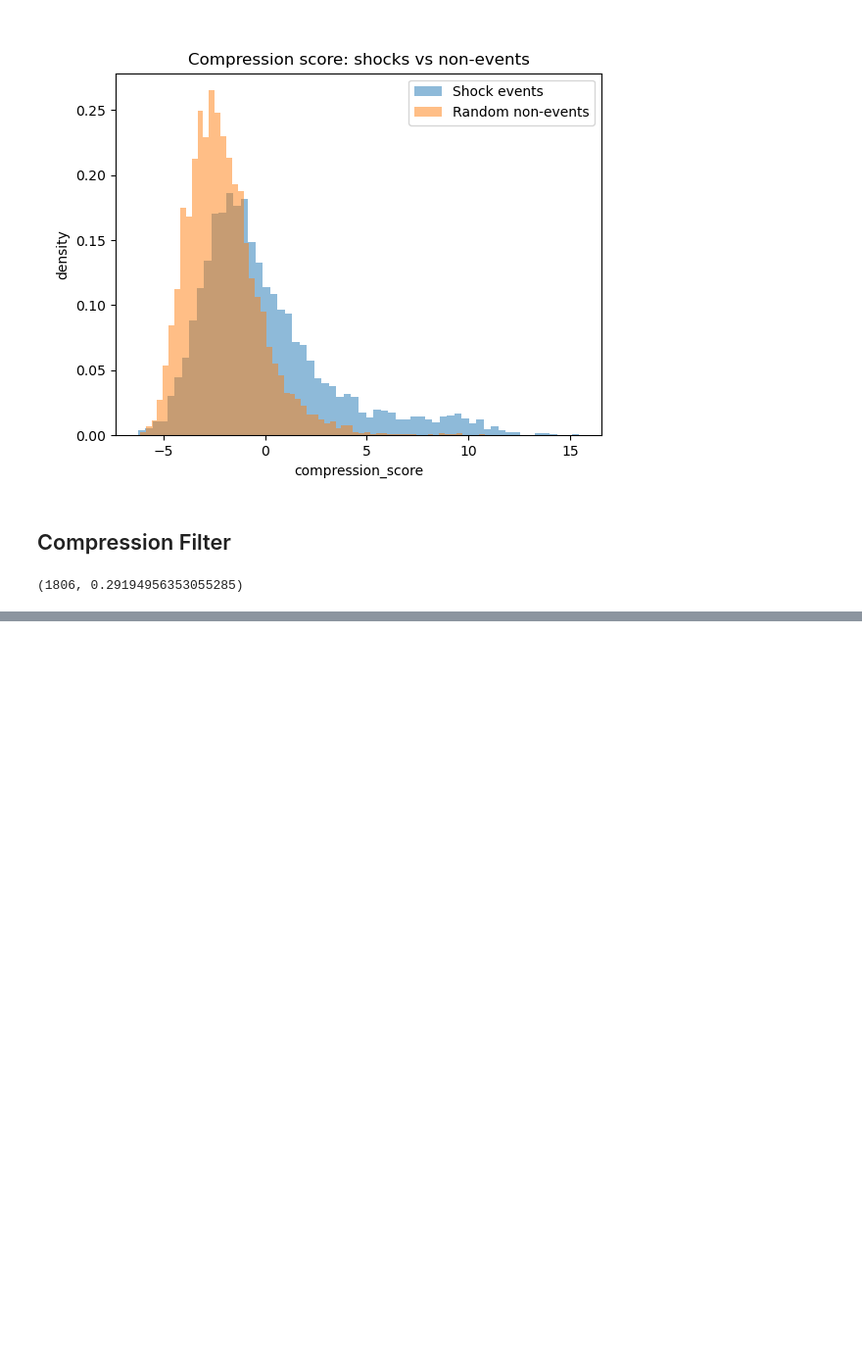
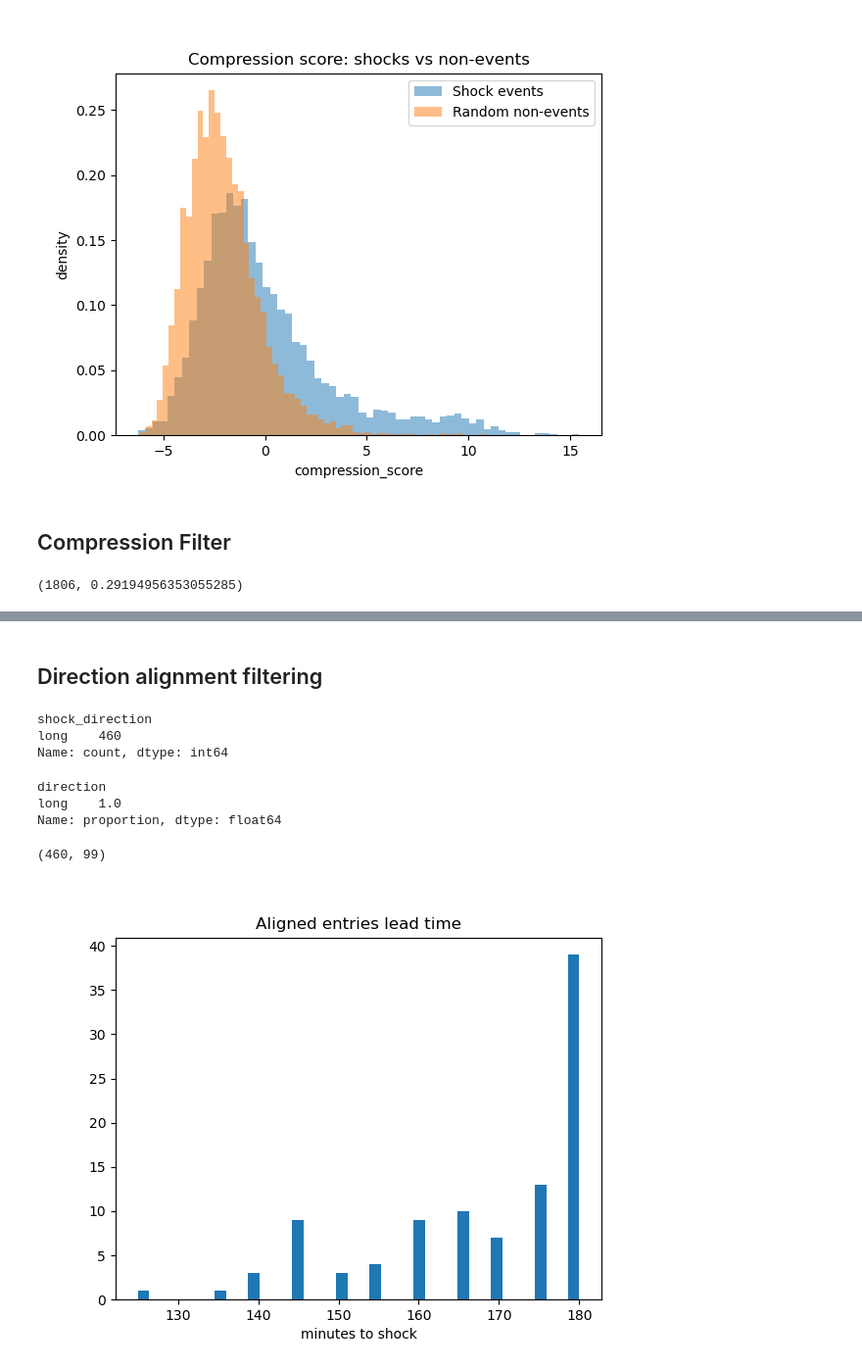
Before and after one commit to eycewind/binbot, a Jupyter notebook: rvol-compression-breakout-v3.ipynb, the cells around one changed output, grey strips where cells are left out. Shown at 98% size. Cells and saved outputs as stored; diff of their text form; code cells hidden in the pictures; blank space fills up the shorter version.

```diff
--- a/rvol-compression-breakout-v3.ipynb
+++ b/rvol-compression-breakout-v3.ipynb
@@ -1655,0 +1575,51 @@ plt.show()
+# %% [markdown]
+## Direction alignment filtering
+# %%
+def compute_shock_direction(row):
+    sym = row["symbol"]
+    event_ts = row["event_ts"]
+
+    df = dfs[sym]
+
+    try:
+        p0 = df.loc[event_ts - pd.Timedelta(minutes=60), "close"]
+        p1 = df.loc[event_ts, "close"]
+    except KeyError:
+        return np.nan
+
+    ret = (p1 - p0) / p0
+    return "long" if ret > 0 else "short"
+# %%
+entries_df["shock_direction"] = entries_df.apply(
+    compute_shock_direction, axis=1
+)
+entries_df["shock_direction"].value_counts()
+# %% [output]
+shock_direction
+long    460
+Name: count, dtype: int64
+# %%
+aligned_entries = entries_df[
+    entries_df["direction"] == entries_df["shock_direction"]
+]
+aligned_entries["direction"].value_counts(normalize=True)
+# %% [output]
+direction
+long    1.0
+Name: proportion, dtype: float64
+# %%
+len(entries_df), len(aligned_entries)
+# %% [output]
+(460, 99)
+# %%
+dt_aligned = (
+    aligned_entries["event_ts"] - aligned_entries["entry_ts"]
+).dt.total_seconds() / 60
+
+plt.figure()
+plt.hist(dt_aligned, bins=40)
+plt.xlabel("minutes to shock")
+plt.title("Aligned entries lead time")
+plt.show()
+# %% [output]
+[figure, added]
```
Also changed, not shown: parts of 31 cells of this notebook.
